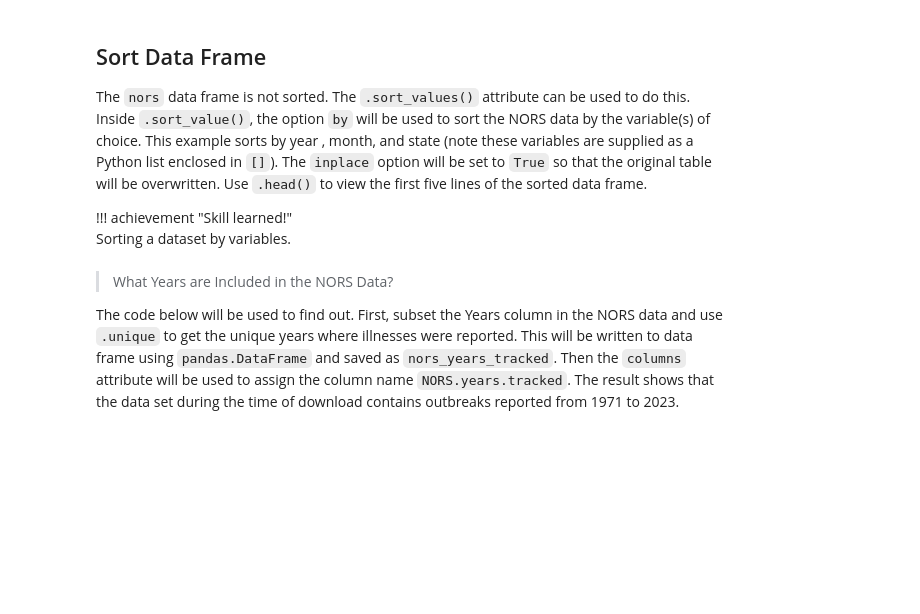
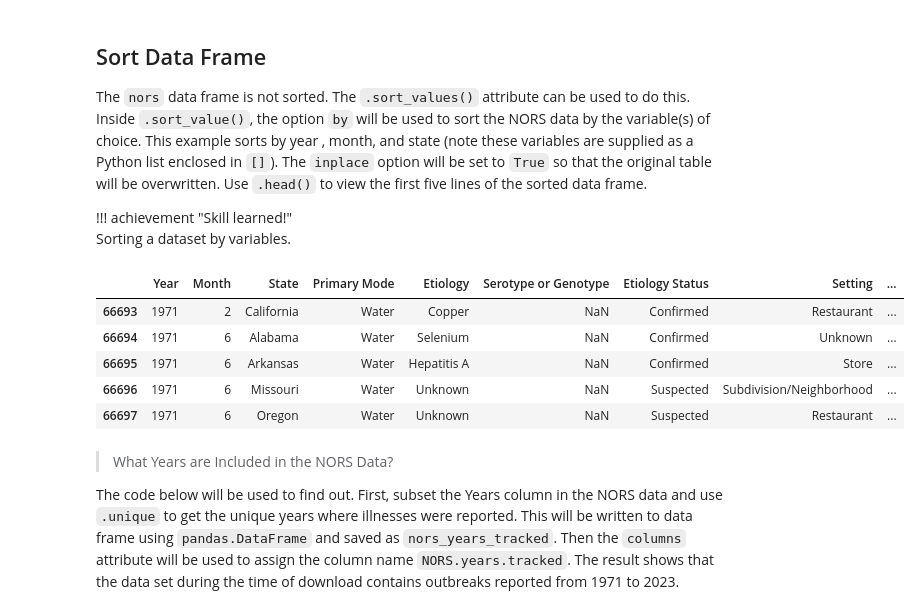
Before and after one commit to JWrows2014/practical-data-wrangling-using-python, a Jupyter notebook: data_story_telling_python.ipynb, the cells around one changed output. Drawn from its saved outputs; the diff is of its cells as text; code cells hidden in the pictures; blank space fills up the shorter version.

```diff
--- a/data_story_telling_python.ipynb
+++ b/data_story_telling_python.ipynb
@@ -106,7 +106,14 @@ The `nors` data frame is not sorted. The `.sort_values()` attribute can be used
 nors.sort_values(by=["Year", "Month", "State"], inplace=True)
 # %%
 nors_head_sorted=pandas.DataFrame(nors.head())
-nors_head_sorted.to_markdown("./docs/nors_head_sorted.md")
+nors_head_sorted
+# %% [output]
+|  | Year | Month | State | Primary Mode | Etiology | Serotype or Genotype | Etiology Status | Setting | ... |
+| 66693 | 1971 | 2 | California | Water | Copper | NaN | Confirmed | Restaurant | ... |
+| 66694 | 1971 | 6 | Alabama | Water | Selenium | NaN | Confirmed | Unknown | ... |
+| 66695 | 1971 | 6 | Arkansas | Water | Hepatitis A | NaN | Confirmed | Store | ... |
+| 66696 | 1971 | 6 | Missouri | Water | Unknown | NaN | Suspected | Subdivision/Neighborhood | ... |
+| 66697 | 1971 | 6 | Oregon | Water | Unknown | NaN | Suspected | Restaurant | ... |
 # %% [markdown]
 > What Years are Included in the NORS Data?
 
```
